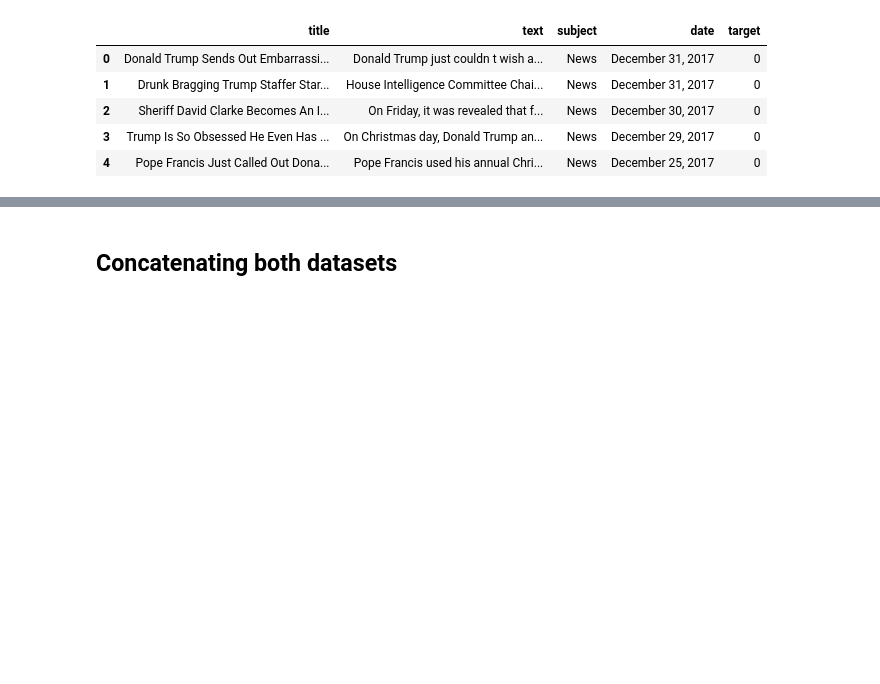
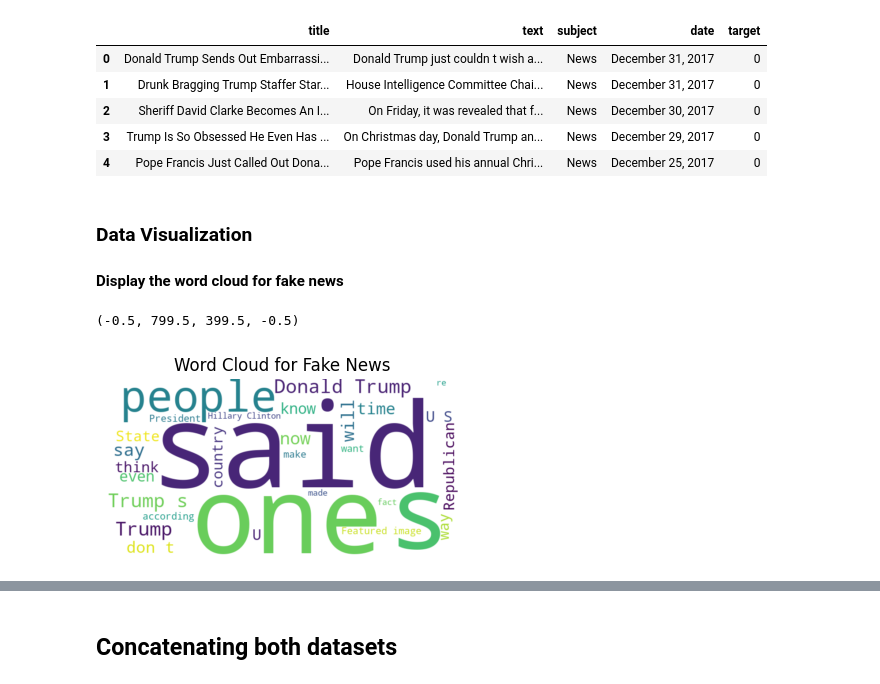
Before and after one commit to LokeshYarramallu/AM_ACM-AI_ML_Models, a Jupyter notebook: Logistic_Reg/Fake news classification/fake-news-detection.ipynb, the cells around one changed output, grey strips where cells are left out. Cells and saved outputs as stored; diff of their text form; code cells hidden in the pictures; blank space fills up the shorter version.

```diff
--- a/Logistic_Reg/Fake news classification/fake-news-detection.ipynb
+++ b/Logistic_Reg/Fake news classification/fake-news-detection.ipynb
@@ -73,3 +73,19 @@ fake.head()
 | 2 | Sheriff David Clarke Becomes An I... | On Friday, it was revealed that f... | News | December 30, 2017 | 0 |
 | 3 | Trump Is So Obsessed He Even Has ... | On Christmas day, Donald Trump an... | News | December 29, 2017 | 0 |
 | 4 | Pope Francis Just Called Out Dona... | Pope Francis used his annual Chri... | News | December 25, 2017 | 0 |
+# %% [markdown]
+### Data Visualization
+#### Display the word cloud for fake news
+# %%
+from wordcloud import WordCloud
+import matplotlib.pyplot as plt
+fake_news_text = ' '.join(fake['text'])
+fake_wordcloud = WordCloud(width=800, height=400, background_color='white', max_words=30).generate(fake_news_text)
+plt.figure(figsize=(10, 5))
+plt.subplot(1, 2, 1)
+plt.imshow(fake_wordcloud, interpolation='bilinear')
+plt.title('Word Cloud for Fake News')
+plt.axis('off')
+# %% [output]
+(-0.5, 799.5, 399.5, -0.5)
+[figure, added]
```
Also changed, not shown: parts of 10 cells of this notebook, 1 other file.
